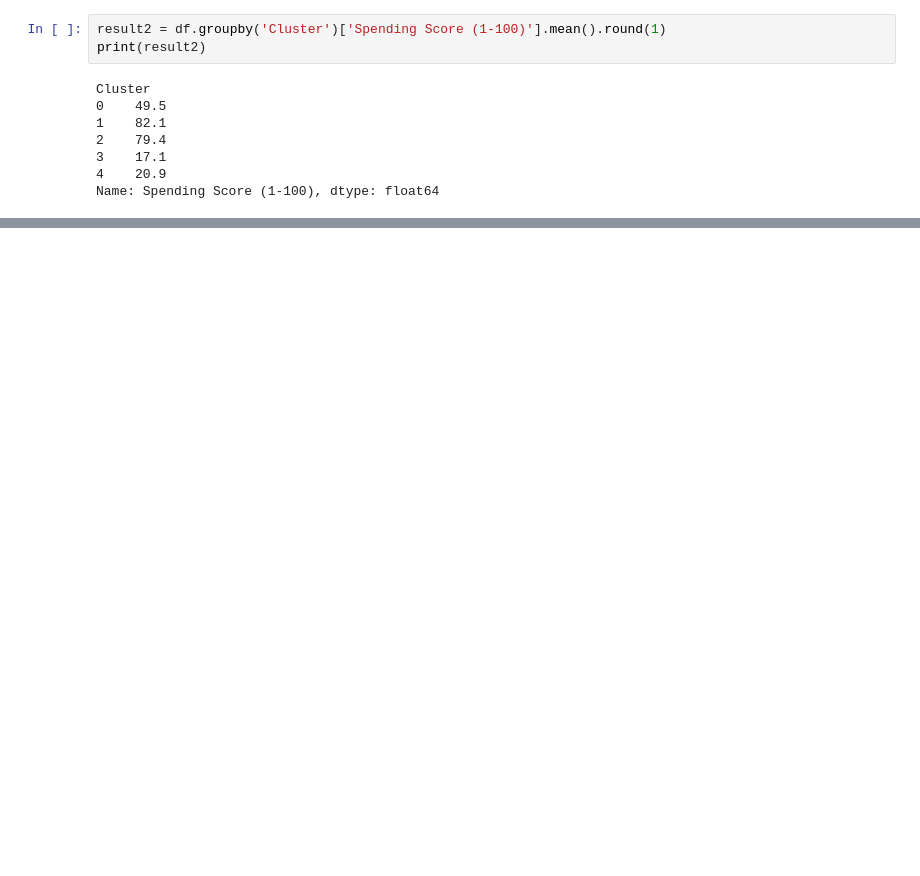
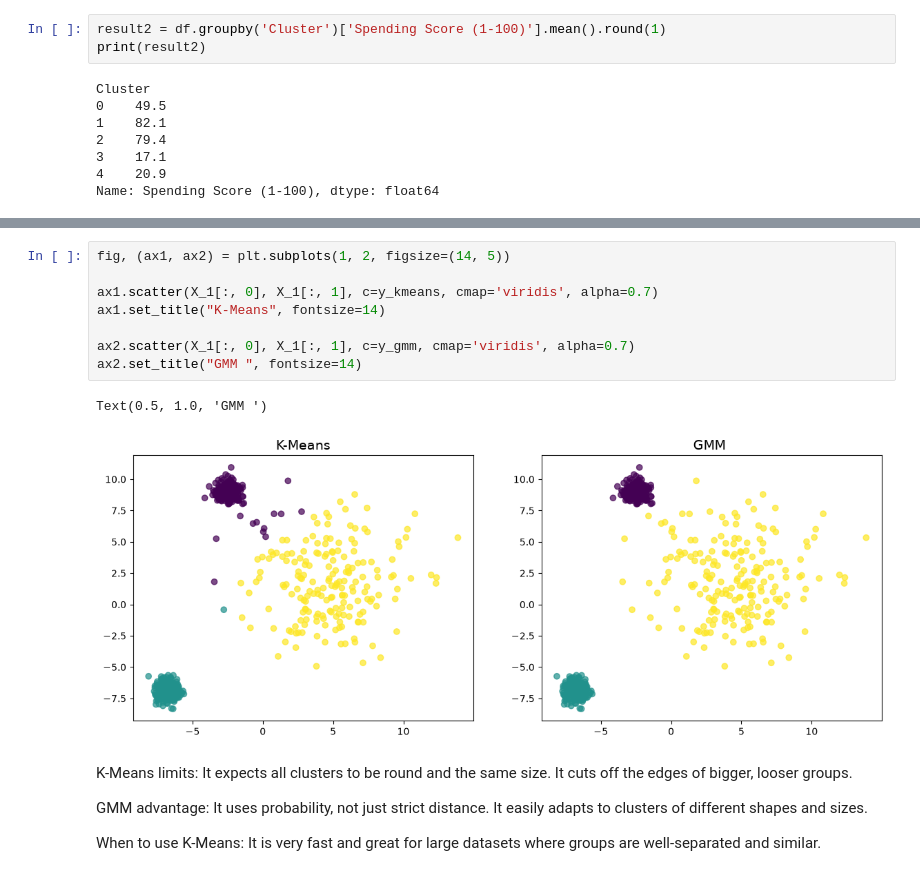
Before and after one commit to michallitwin/python-learning, a Jupyter notebook: python_ml/k means/kmeans_mall_project.ipynb, the cells around one changed output, grey strips where cells are left out. Cells and saved outputs as stored; diff of their text form; blank space fills up the shorter version.

```diff
--- a/python_ml/k means/kmeans_mall_project.ipynb
+++ b/python_ml/k means/kmeans_mall_project.ipynb
@@ -235,0 +280,17 @@ Name: Spending Score (1-100), dtype: float64
+# %%
+fig, (ax1, ax2) = plt.subplots(1, 2, figsize=(14, 5))
+
+ax1.scatter(X_1[:, 0], X_1[:, 1], c=y_kmeans, cmap='viridis', alpha=0.7)
+ax1.set_title("K-Means", fontsize=14)
+
+ax2.scatter(X_1[:, 0], X_1[:, 1], c=y_gmm, cmap='viridis', alpha=0.7)
+ax2.set_title("GMM ", fontsize=14)
+# %% [output]
+Text(0.5, 1.0, 'GMM ')
+[figure, added]
+# %% [markdown]
+K-Means limits: It expects all clusters to be round and the same size. It cuts off the edges of bigger, looser groups.
+
+GMM advantage: It uses probability, not just strict distance. It easily adapts to clusters of different shapes and sizes.
+
+When to use K-Means: It is very fast and great for large datasets where groups are well-separated and similar.
```
Also changed, not shown: parts of 14 cells of this notebook.
